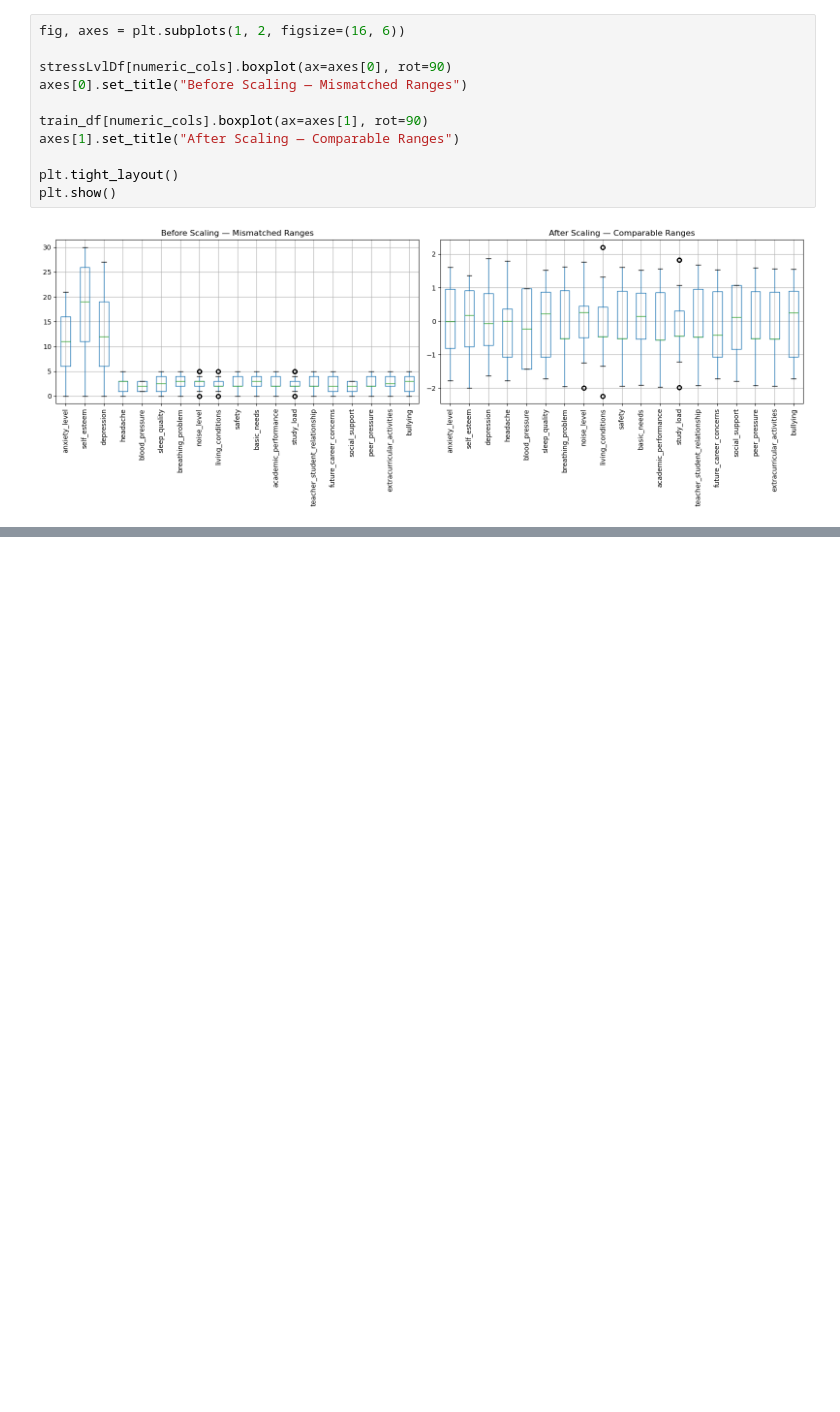
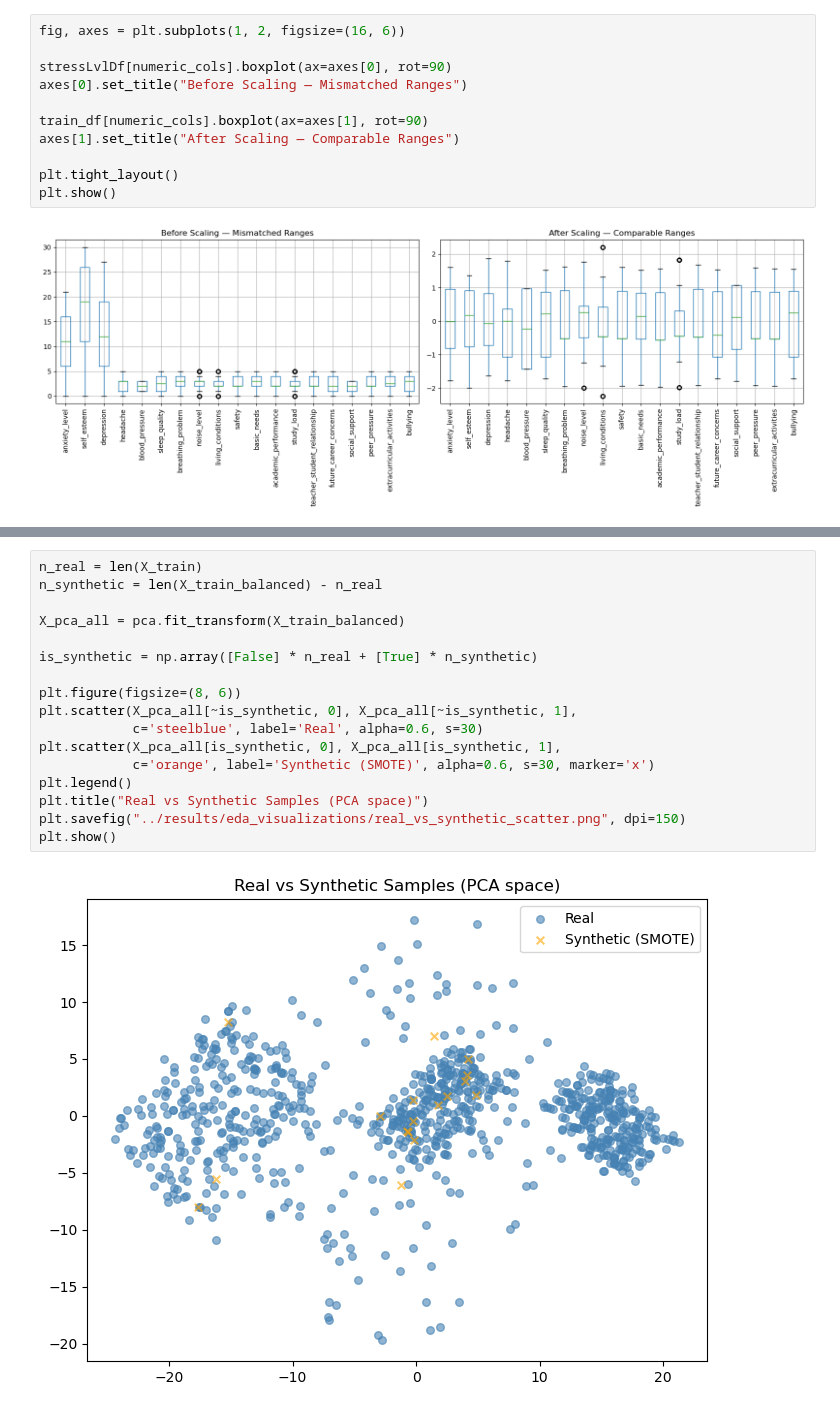
Before and after one commit to chandiracje/AIMAL_Project_Y2S1_G8.1_03, a Jupyter notebook: notebooks/StressLevelDataset(Scaling_IT25102446).ipynb, the cells around one changed output, grey strips where cells are left out. Saved outputs shown, nothing was run; the diff lists cells and outputs as text; blank space fills up the shorter version.

```diff
--- a/notebooks/StressLevelDataset(Scaling_IT25102446).ipynb
+++ b/notebooks/StressLevelDataset(Scaling_IT25102446).ipynb
@@ -277,0 +372,19 @@ plt.show()
+# %%
+n_real = len(X_train)
+n_synthetic = len(X_train_balanced) - n_real
+
+X_pca_all = pca.fit_transform(X_train_balanced)
+
+is_synthetic = np.array([False] * n_real + [True] * n_synthetic)
+
+plt.figure(figsize=(8, 6))
+plt.scatter(X_pca_all[~is_synthetic, 0], X_pca_all[~is_synthetic, 1],
+            c='steelblue', label='Real', alpha=0.6, s=30)
+plt.scatter(X_pca_all[is_synthetic, 0], X_pca_all[is_synthetic, 1],
+            c='orange', label='Synthetic (SMOTE)', alpha=0.6, s=30, marker='x')
+plt.legend()
+plt.title("Real vs Synthetic Samples (PCA space)")
+plt.savefig("../results/eda_visualizations/real_vs_synthetic_scatter.png", dpi=150)
+plt.show()
+# %% [output]
+[figure, added]
```
Also changed, not shown: parts of 13 cells of this notebook, 4 other files.
